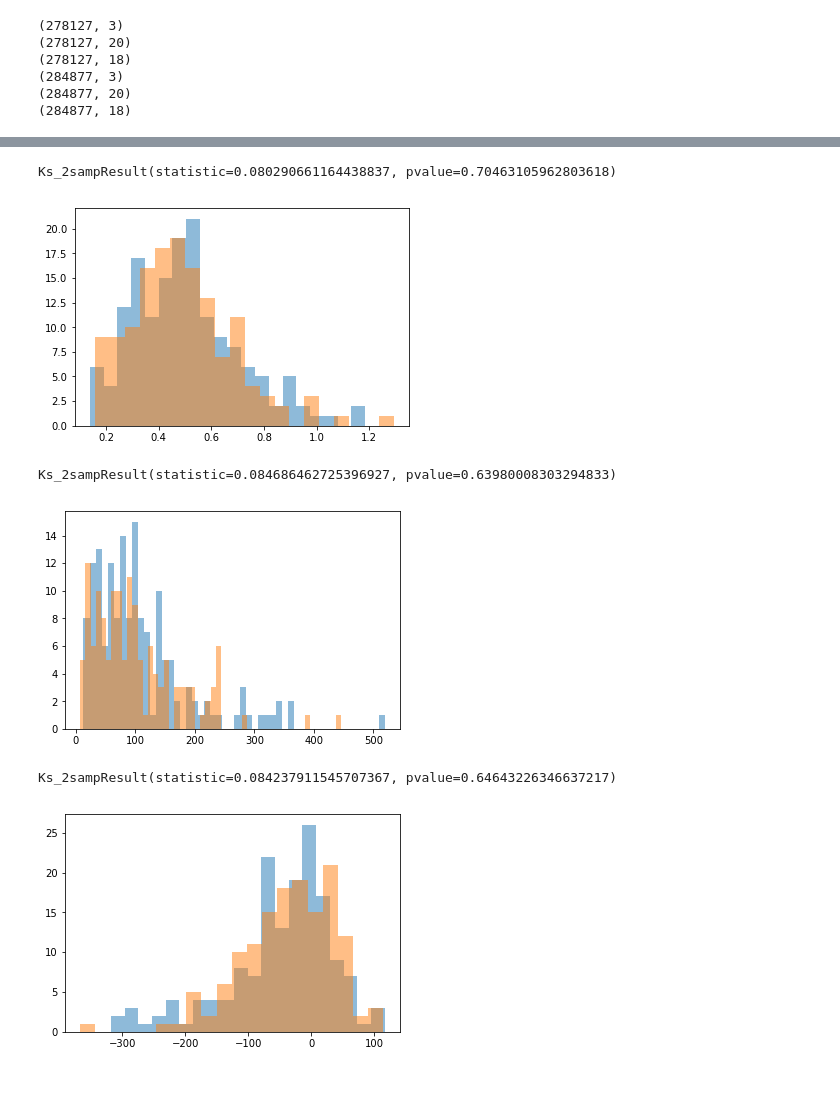
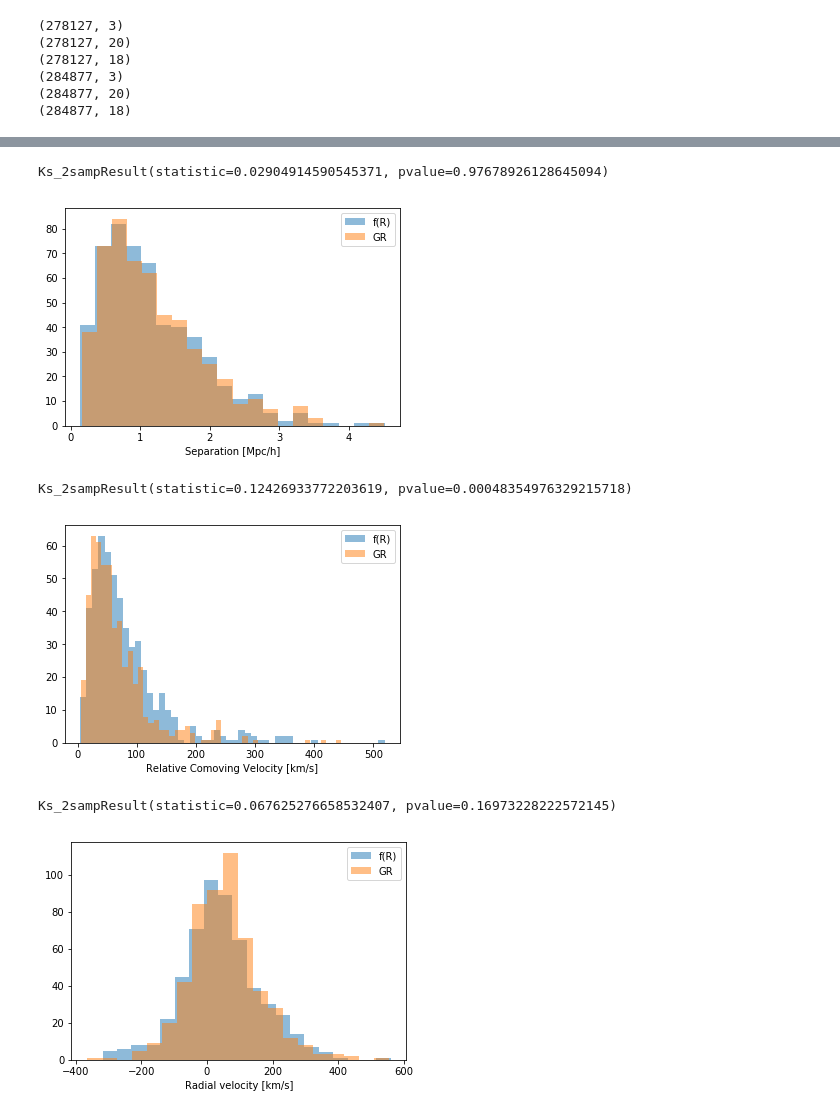
Before and after one commit to forero/LGModGrav, a Jupyter notebook: code/LG_samples.ipynb, the cells around one changed output, grey strips where cells are left out. Drawn from its saved outputs; the diff is of its cells as text; code cells hidden in the pictures; blank space fills up the shorter version.

```diff
--- a/code/LG_samples.ipynb
+++ b/code/LG_samples.ipynb
@@ -104,8 +106,8 @@ def find_LG_pairs(in_data):
                     vmax_i = pad_vmax[i]
                     vmax_j = pad_vmax[j]
                     vmax_limit = min([vmax_i, vmax_j])
-                    dist_limit = max(3.0*hubble, 4.0*dist[i,1])
-                    #dist_limit = 3.0*hubble
+                    #dist_limit = max(3.0*hubble, 4.0*dist[i,1])
+                    dist_limit = 3.0*hubble
                     massive_close_to_i = any((dist[i,2:]<dist_limit) & (pad_vmax[other_j]>=vmax_limit))
                     massive_close_to_j = any((dist[j,2:]<dist_limit) & (pad_vmax[other_l]>=vmax_limit))
                     if((not massive_close_to_i) & (not massive_close_to_j)):
@@ -204,22 +215,28 @@ Ks_2sampResult(statistic=0.11245178074818329, pvalue=0.28537834168246051)
 # %%
-a = plt.hist(norm_relative_pos_FR, bins=20, alpha=0.5)
-a = plt.hist(norm_relative_pos_GR, bins=20, alpha=0.5)
+a = plt.hist(norm_relative_pos_FR, bins=20, alpha=0.5, label='f(R)')
+a = plt.hist(norm_relative_pos_GR, bins=20, alpha=0.5, label='GR')
+plt.legend()
+plt.xlabel("Separation [Mpc/h]")
 scipy.stats.ks_2samp(norm_relative_pos_FR,norm_relative_pos_GR)
 # %% [output]
-Ks_2sampResult(statistic=0.080290661164438837, pvalue=0.70463105962803618)
+Ks_2sampResult(statistic=0.02904914590545371, pvalue=0.97678926128645094)
-[figure, old version]
+[figure, new version]
 # %%
-a = plt.hist(norm_relative_vel_FR, bins=50, alpha=0.5)
-a = plt.hist(norm_relative_vel_GR, bins=50, alpha=0.5)
+a = plt.hist(norm_relative_vel_FR, bins=50, alpha=0.5, label='f(R)')
+a = plt.hist(norm_relative_vel_GR, bins=50, alpha=0.5, label='GR')
+plt.legend()
+plt.xlabel("Relative Comoving Velocity [km/s]")
 scipy.stats.ks_2samp(norm_relative_vel_FR,norm_relative_vel_GR)
 # %% [output]
-Ks_2sampResult(statistic=0.084686462725396927, pvalue=0.63980008303294833)
+Ks_2sampResult(statistic=0.12426933772203619, pvalue=0.00048354976329215718)
-[figure, old version]
+[figure, new version]
 # %%
-a = plt.hist(radial_vel_FR, bins=20, alpha=0.5)
-a = plt.hist(radial_vel_GR, bins=20, alpha=0.5)
+a = plt.hist(radial_vel_FR, bins=20, alpha=0.5, label='f(R)')
+a = plt.hist(radial_vel_GR, bins=20, alpha=0.5, label='GR')
+plt.legend()
+plt.xlabel("Radial velocity [km/s]")
 scipy.stats.ks_2samp(radial_vel_FR,radial_vel_GR)
 # %% [output]
-Ks_2sampResult(statistic=0.084237911545707367, pvalue=0.64643226346637217)
+Ks_2sampResult(statistic=0.067625276658532407, pvalue=0.16973228222572145)
-[figure, old version]
+[figure, new version]
 # %%
```
Also changed, not shown: parts of 14 cells of this notebook.
